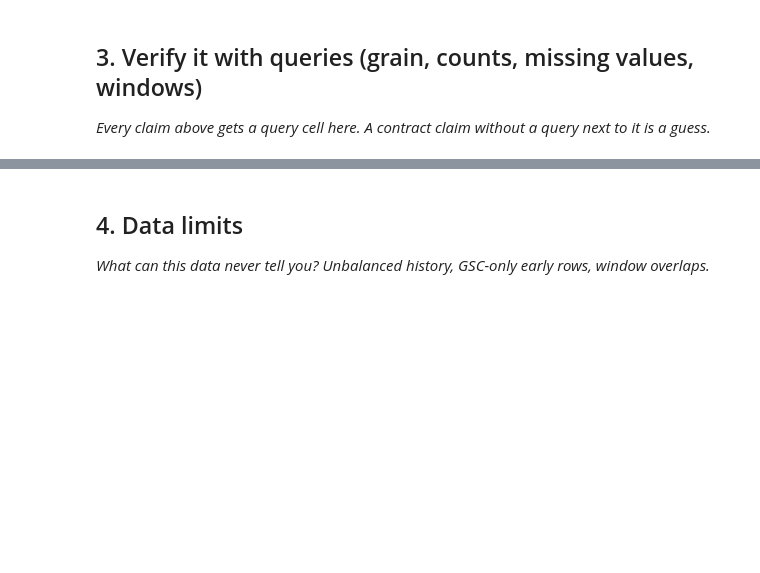
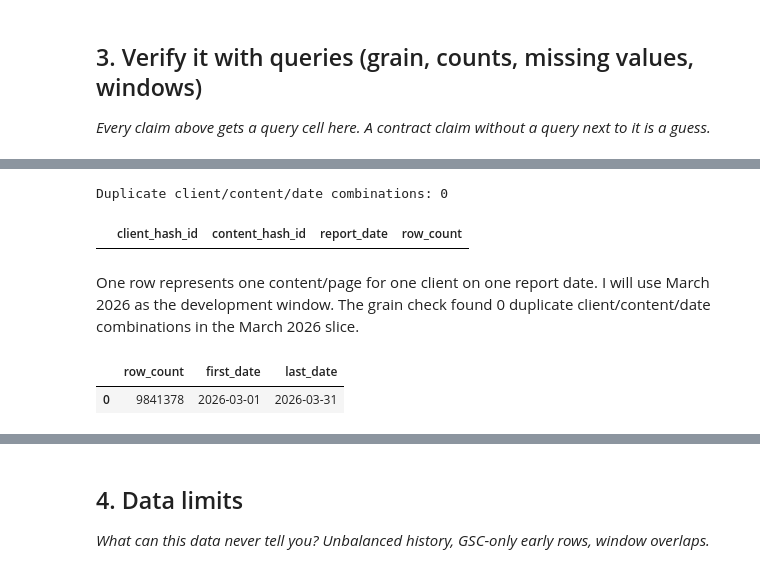
Before and after one commit to PaNavar369/Internship, a Jupyter notebook: work/notebooks/w03_data_contract.ipynb, the cells around one changed output, grey strips where cells are left out. Cells and saved outputs as stored; diff of their text form; code cells hidden in the pictures; blank space fills up the shorter version.

```diff
--- a/work/notebooks/w03_data_contract.ipynb
+++ b/work/notebooks/w03_data_contract.ipynb
@@ -29,0 +128,48 @@ This skeleton is yours to fill. Work the sections **in order** — each one has
+# %%
+# Query 1 — Grain verification
+# Check whether client + content + report date uniquely identifies a row
+
+query = f"""
+SELECT
+    client_hash_id,
+    content_hash_id,
+    report_date,
+    COUNT(*) AS row_count
+FROM {TABLES["fact_daily"]}
+WHERE report_date >= '2026-03-01'
+  AND report_date < '2026-04-01'
+GROUP BY
+    client_hash_id,
+    content_hash_id,
+    report_date
+HAVING COUNT(*) > 1
+"""
+
+result = con.sql(query).df()
+
+print(f"Duplicate client/content/date combinations: {len(result):,}")
+display(result.head(20))
+# %% [output]
+Duplicate client/content/date combinations: 0
+|  | client_hash_id | content_hash_id | report_date | row_count |
+# %% [markdown]
+One row represents one content/page for one client on one report date. I will use March 2026 as the development window. The grain check found 0 duplicate client/content/date combinations in the March 2026 slice.
+# %%
+# Query 2 — March 2026 row count and date range
+
+query = f"""
+SELECT
+    COUNT(*) AS row_count,
+    MIN(report_date) AS first_date,
+    MAX(report_date) AS last_date
+FROM {TABLES["fact_daily"]}
+WHERE report_date >= '2026-03-01'
+  AND report_date < '2026-04-01'
+"""
+
+result = con.sql(query).df()
+
+display(result)
+# %% [output]
+|  | row_count | first_date | last_date |
+| 0 | 9841378 | 2026-03-01 | 2026-03-31 |
```
Also changed, not shown: parts of 9 cells of this notebook.
